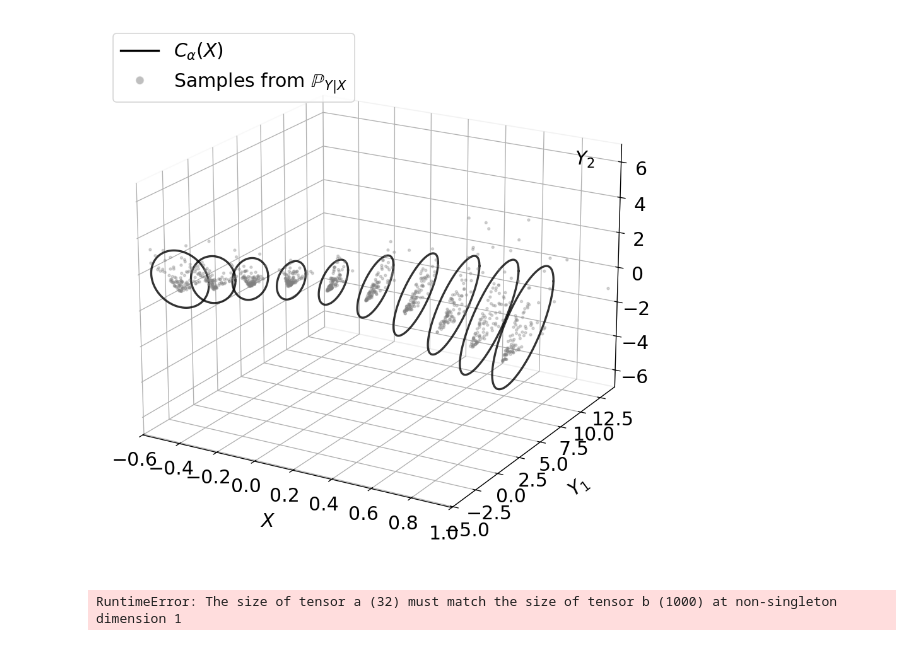
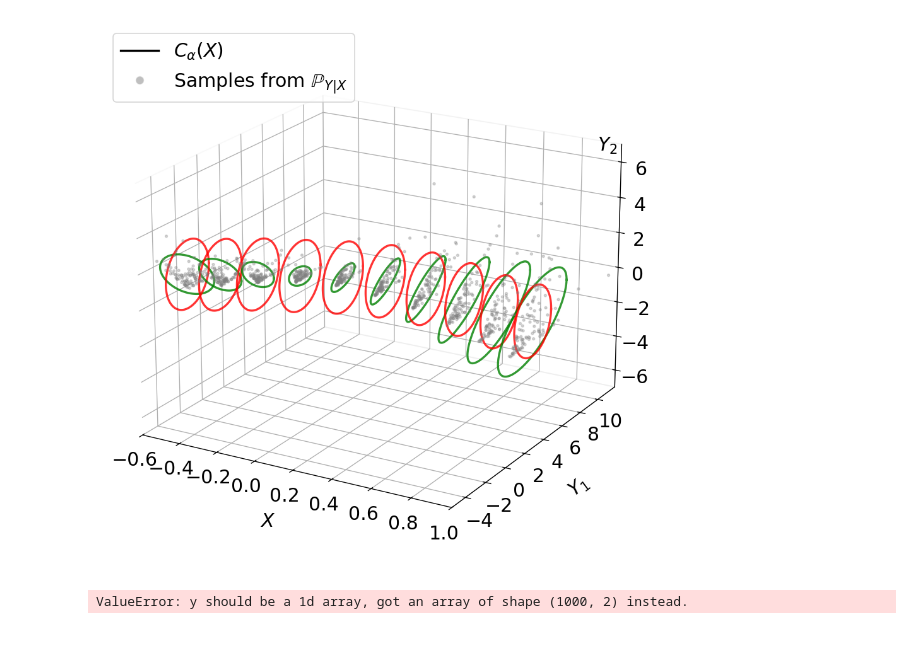
Before and after one commit to scikit-learn-contrib/MAPIE, a Jupyter notebook: mapie/conformity_scores/bounds/usage_example.ipynb, the cells around one changed output. Saved outputs shown, nothing was run; the diff lists cells and outputs as text; code cells hidden in the pictures.

Commit message:
feat: Score with a fit function

```diff
--- a/mapie/conformity_scores/bounds/usage_example.ipynb
+++ b/mapie/conformity_scores/bounds/usage_example.ipynb
@@ -242,3 +219,15 @@ x_test, y_test = generator.generate(n_test)
 # %%
-calibrator = MultivariateResidualNormalisedScore(model_kwargs={"mode": "low_rank"}, fit_kwargs={"verbose":1})
-scores = calibrator.get_signed_conformity_scores(y_train, X=x_train)
+calibrator = MultivariateResidualNormalisedScore()
+calibrator.fit(x_train, y_train)
+scores = calibrator.get_signed_conformity_scores(y_calibration, None, X=x_calibration)
+
+n = len(scores)
+alpha = 0.1
+p = int(np.ceil((n+1)*(1-alpha)))
+if p > n:
+    raise ValueError("The number of calibration samples is too low to reach the desired alpha level.")
+y_pred = calibrator.predict(x_train)
+y_pred_cal = calibrator.predict(x_calibration)
+
+scores_sorted = np.sort(scores)
+level = scores_sorted[p]
@@ -249,14 +234,19 @@ KeyboardInterrupt:
-# %%
-n = len(scores)
-alpha = 0.1
-p = int(np.ceil((n+1)*(1-alpha)))
-if p > n:
-    raise ValueError("The number of calibration samples is too low to reach the desired alpha level.")
-
-scores_sorted = np.sort(scores)
-level = scores_sorted[p]
-
-plot_chdr_with_samples(calibrator.covariance_estimator_, generator, level, num_slices=10, x_range=(-0.6, 1))
-# %% [output]
-[figure, removed]
+# %%
+
+calibrator_dummy = MultivariateResidualNormalisedScore(covariance_estimator=DummyTrainer(calibrator.covariance_estimator_, 2) )
+calibrator_dummy.fit(x_train, y_train, y_pred=y_pred)
+scores = calibrator_dummy.get_signed_conformity_scores(y_calibration, y_pred=y_pred_cal, X=x_calibration)
+
+n = len(scores)
+alpha = 0.1
+p = int(np.ceil((n+1)*(1-alpha)))
+if p > n:
+    raise ValueError("The number of calibration samples is too low to reach the desired alpha level.")
+
+scores_sorted = np.sort(scores)
+level = scores_sorted[p]
+# %%
+plot_multiple_chdr_with_samples([calibrator.covariance_estimator_, calibrator_dummy.covariance_estimator_], ['green', 'red'],  generator, level, num_slices=10, x_range=(-0.6, 1))
+# %% [output]
+[figure, added]
 # %%
@@ -306,8 +299,8 @@ y_stop_1d = y_stop[:, 0]
 y_calibration_1d = y_calibration[:, 0]
 y_test_1d = y_test[:, 0]
 
-
-mapie_stand.fit(x_train, y_train_1d)
-mapie_stand.conformalize(x_calibration, y_calibration_1d)
+mapie_stand._conformity_score.fit(x_train, y_train, num_epochs=1)  ### THIS SHOULD BE DONE WITH THE mapie_stand obj and therefore avoid the following line
+mapie_stand._is_fitted = True
+mapie_stand.conformalize(x_calibration, y_calibration)
 # %% [output]
-RuntimeError: The size of tensor a (32) must match the size of tensor b (1000) at non-singleton dimension 1
+ValueError: y should be a 1d array, got an array of shape (1000, 2) instead.
```
Also changed, not shown: parts of 5 cells of this notebook, 3 other files.
